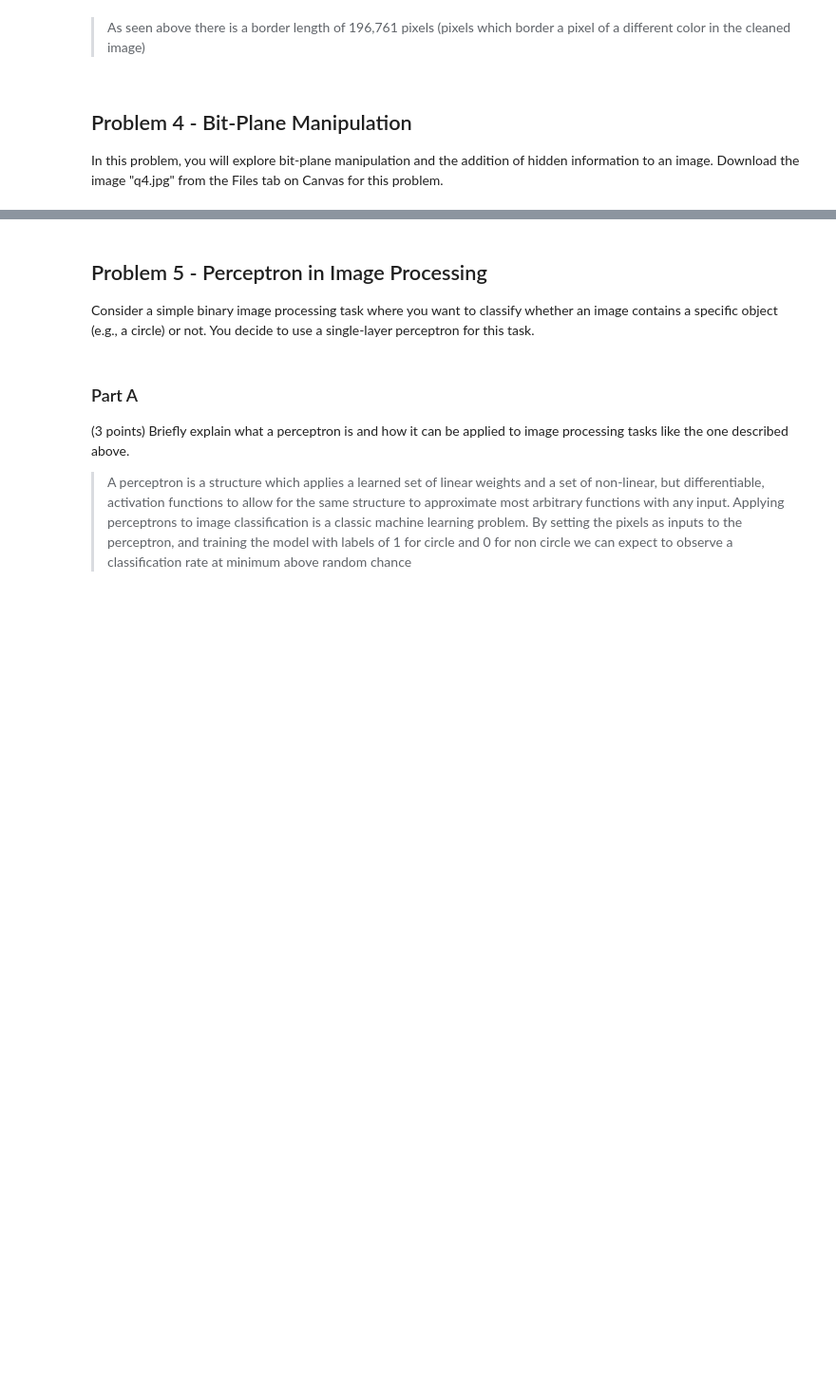
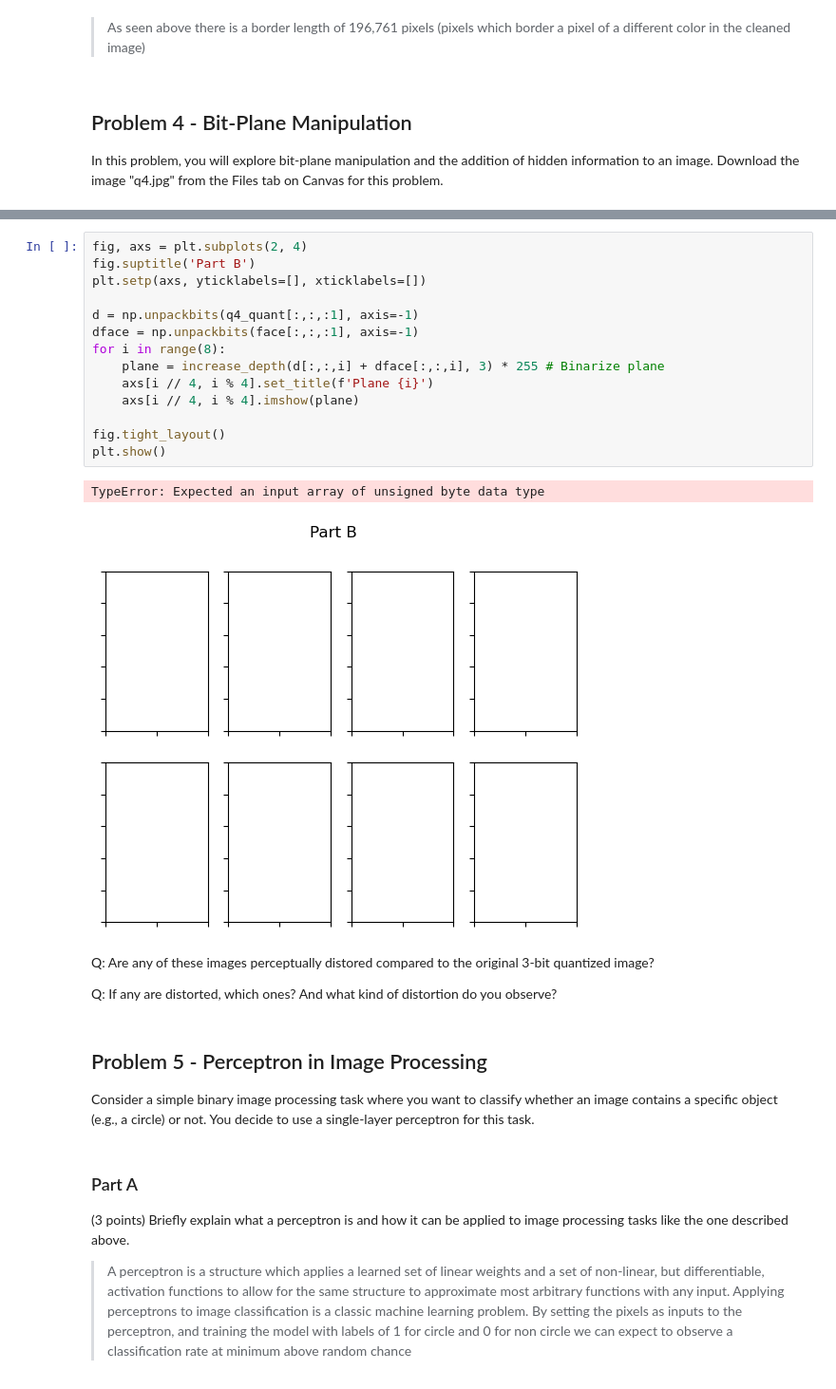
Before and after one commit to JacksonPaull/fa2023, a Jupyter notebook: Image Processing/Homework 1/hw1.ipynb, the cells around one changed output, grey strips where cells are left out. Shown at 95% size. Cells and saved outputs as stored; diff of their text form; blank space fills up the shorter version.

```diff
--- a/Image Processing/Homework 1/hw1.ipynb
+++ b/Image Processing/Homework 1/hw1.ipynb
@@ -608,3 +684,24 @@ image?
+# %%
+fig, axs = plt.subplots(2, 4)
+fig.suptitle('Part B')
+plt.setp(axs, yticklabels=[], xticklabels=[])
+
+d = np.unpackbits(q4_quant[:,:,:1], axis=-1)
+dface = np.unpackbits(face[:,:,:1], axis=-1)
+for i in range(8):
+    plane = increase_depth(d[:,:,i] + dface[:,:,i], 3) * 255 # Binarize plane
+    axs[i // 4, i % 4].set_title(f'Plane {i}')
+    axs[i // 4, i % 4].imshow(plane)
+
+fig.tight_layout()
+plt.show()
+# %% [output]
+TypeError: Expected an input array of unsigned byte data type
+[figure, added]
+# %% [markdown]
+Q: Are any of these images perceptually distored compared to the original 3-bit quantized image?
+
+Q: If any are distorted, which ones? And what kind of distortion do you observe?
 # %% [markdown]
 ## Problem 5 - Perceptron in Image Processing
 Consider a simple binary image processing task where you want to classify whether an image
```
Also changed, not shown: parts of 10 cells of this notebook, 1 other file.
